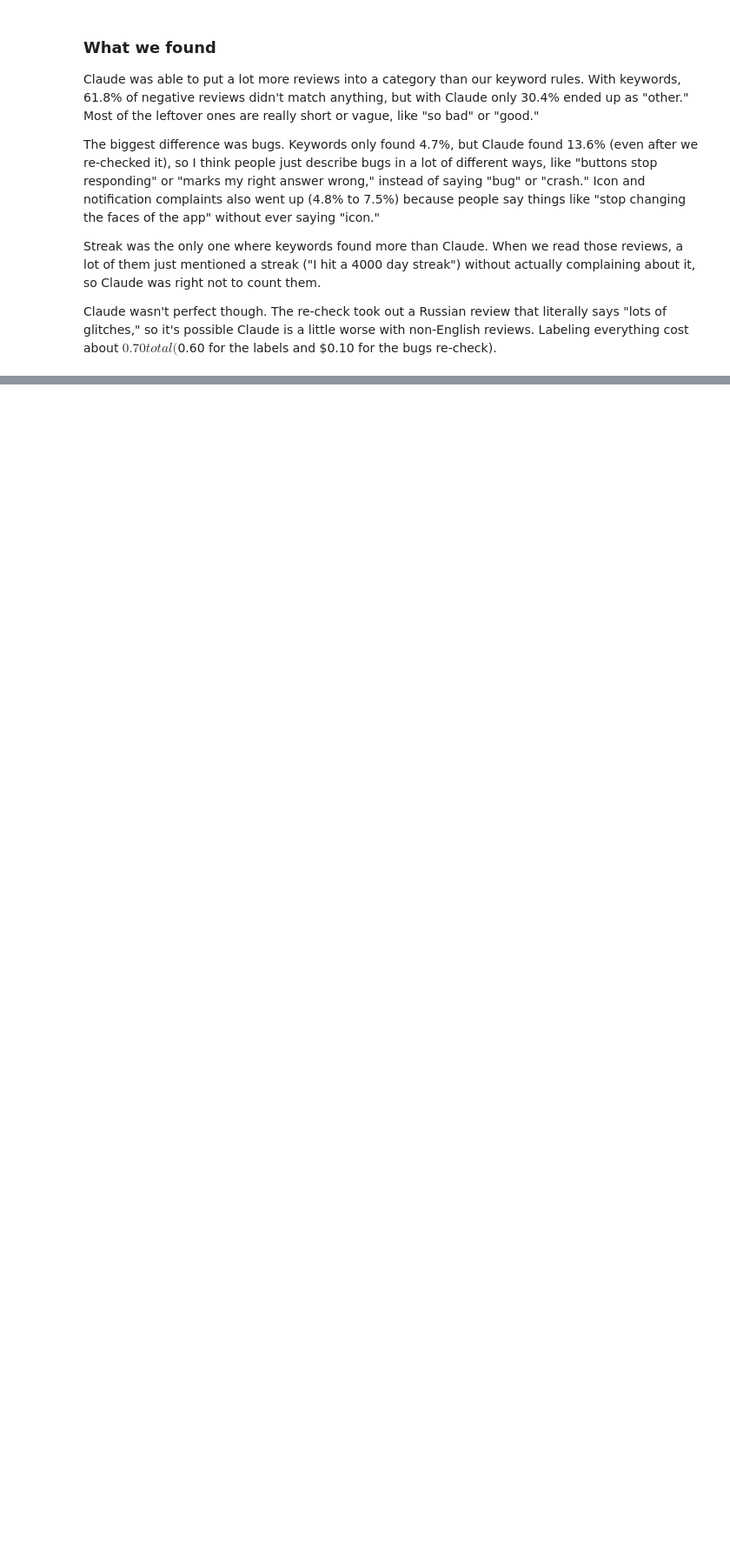
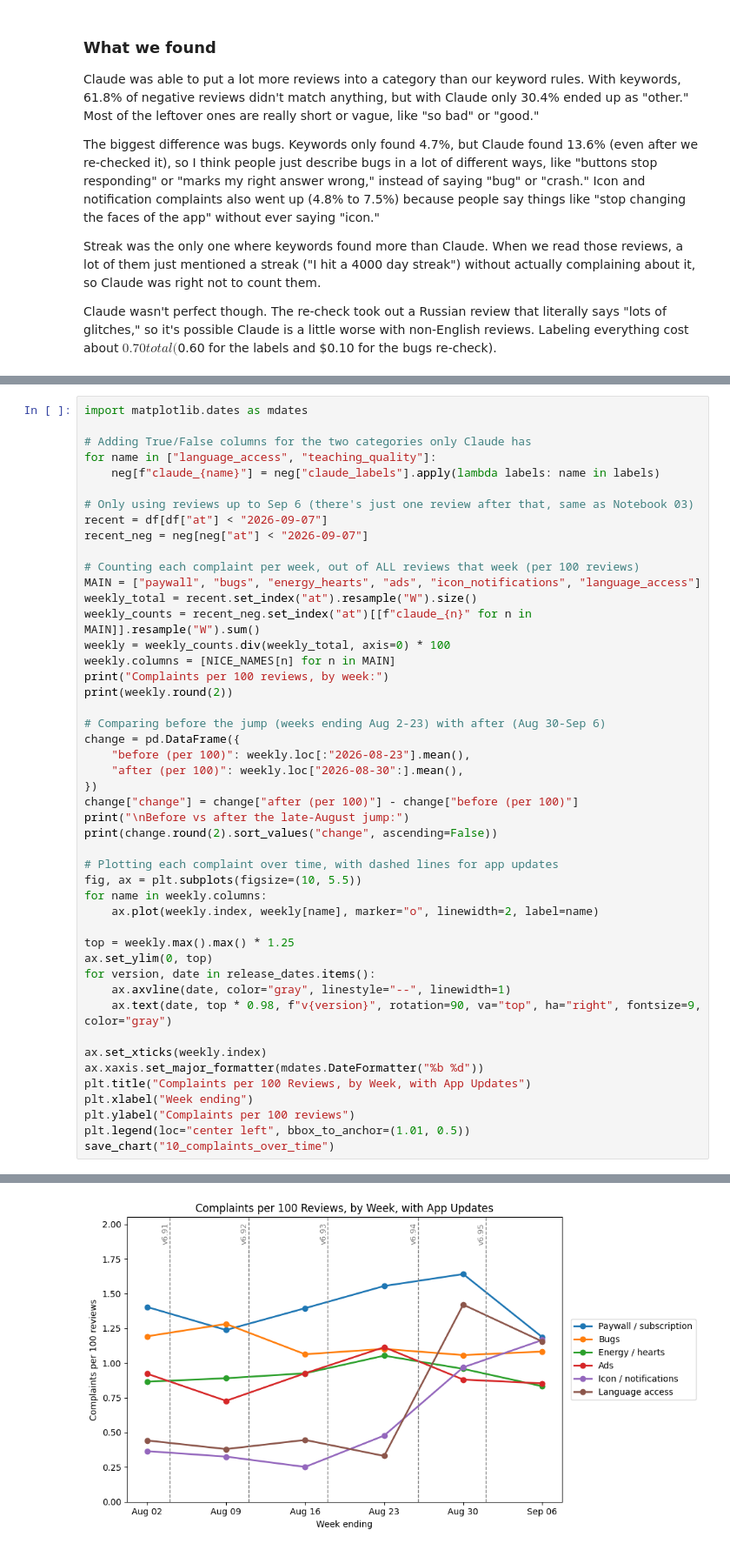
Before and after one commit to Teenna-Pachika/info4360-duolingo-reviews, a Jupyter notebook: notebooks/04_claude_labels_trends.ipynb, the cells around one changed output, grey strips where cells are left out. Shown at 87% size. Saved outputs shown, nothing was run; the diff lists cells and outputs as text; blank space fills up the shorter version.

Commit message:
Add weekly complaint trends and find what caused the late-August jump

```diff
--- a/notebooks/04_claude_labels_trends.ipynb
+++ b/notebooks/04_claude_labels_trends.ipynb
@@ -387,0 +392,48 @@ Claude wasn't perfect though. The re-check took out a Russian review that litera
+# %%
+import matplotlib.dates as mdates
+
+# Adding True/False columns for the two categories only Claude has
+for name in ["language_access", "teaching_quality"]:
+    neg[f"claude_{name}"] = neg["claude_labels"].apply(lambda labels: name in labels)
+
+# Only using reviews up to Sep 6 (there's just one review after that, same as Notebook 03)
+recent = df[df["at"] < "2026-09-07"]
+recent_neg = neg[neg["at"] < "2026-09-07"]
+
+# Counting each complaint per week, out of ALL reviews that week (per 100 reviews)
+MAIN = ["paywall", "bugs", "energy_hearts", "ads", "icon_notifications", "language_access"]
+weekly_total = recent.set_index("at").resample("W").size()
+weekly_counts = recent_neg.set_index("at")[[f"claude_{n}" for n in MAIN]].resample("W").sum()
+weekly = weekly_counts.div(weekly_total, axis=0) * 100
+weekly.columns = [NICE_NAMES[n] for n in MAIN]
+print("Complaints per 100 reviews, by week:")
+print(weekly.round(2))
+
+# Comparing before the jump (weeks ending Aug 2-23) with after (Aug 30-Sep 6)
+change = pd.DataFrame({
+    "before (per 100)": weekly.loc[:"2026-08-23"].mean(),
+    "after (per 100)": weekly.loc["2026-08-30":].mean(),
+})
+change["change"] = change["after (per 100)"] - change["before (per 100)"]
+print("\nBefore vs after the late-August jump:")
+print(change.round(2).sort_values("change", ascending=False))
+
+# Plotting each complaint over time, with dashed lines for app updates
+fig, ax = plt.subplots(figsize=(10, 5.5))
+for name in weekly.columns:
+    ax.plot(weekly.index, weekly[name], marker="o", linewidth=2, label=name)
+
+top = weekly.max().max() * 1.25
+ax.set_ylim(0, top)
+for version, date in release_dates.items():
+    ax.axvline(date, color="gray", linestyle="--", linewidth=1)
+    ax.text(date, top * 0.98, f"v{version}", rotation=90, va="top", ha="right", fontsize=9, color="gray")
+
+ax.set_xticks(weekly.index)
+ax.xaxis.set_major_formatter(mdates.DateFormatter("%b %d"))
+plt.title("Complaints per 100 Reviews, by Week, with App Updates")
+plt.xlabel("Week ending")
+plt.ylabel("Complaints per 100 reviews")
+plt.legend(loc="center left", bbox_to_anchor=(1.01, 0.5))
+save_chart("10_complaints_over_time")
+# %% [output]
@@ -387,0 +457 @@ Claude wasn't perfect though. The re-check took out a Russian review that litera
+[figure, added]
```
Also changed, not shown: parts of 3 cells of this notebook, 1 other file.
